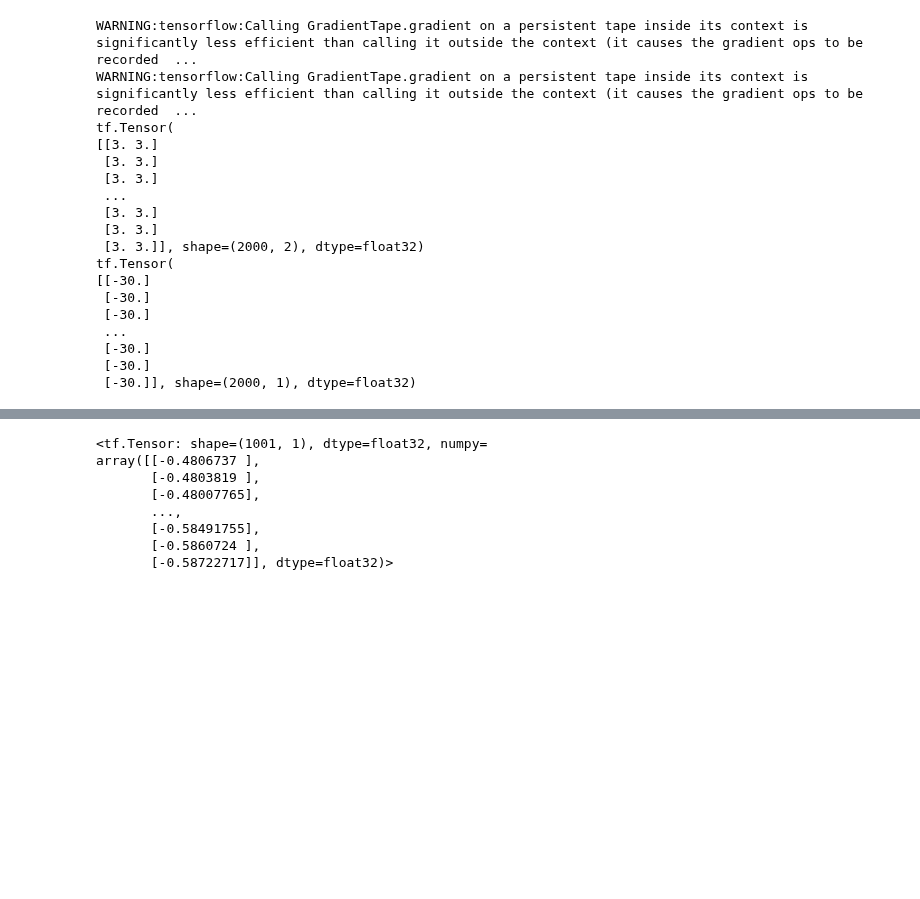
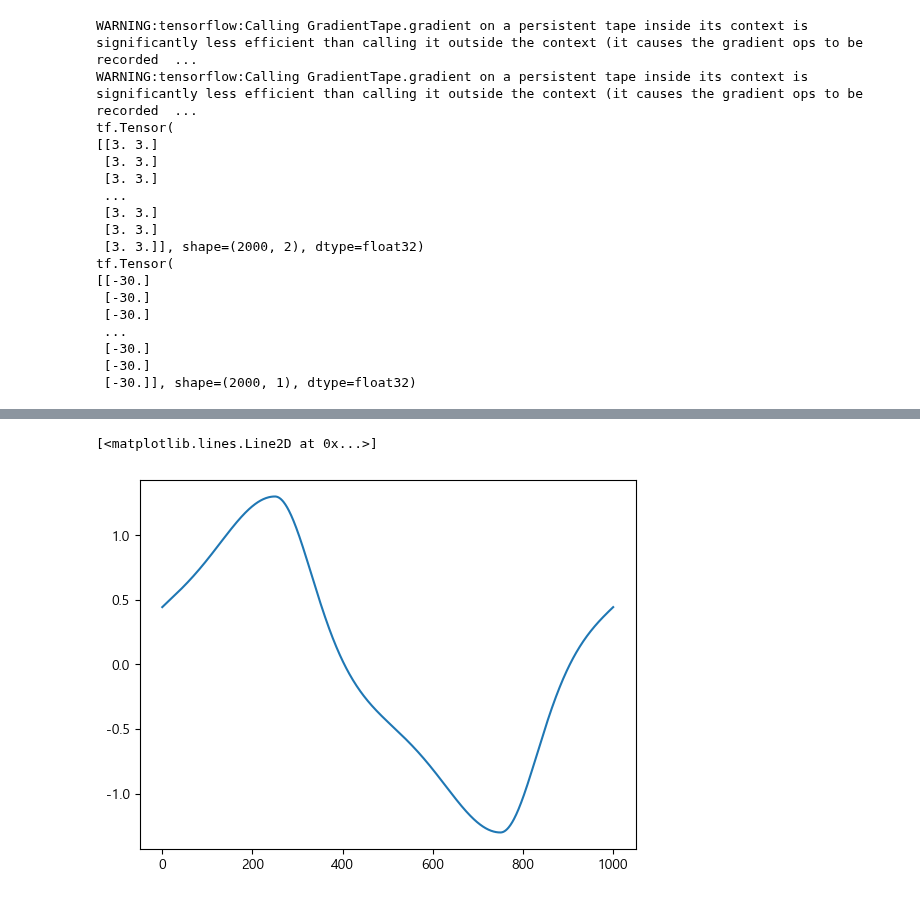
Before and after one commit to Jjineeq/hysteresis_curve, a Jupyter notebook: 23_06_22.ipynb, the cells around one changed output, grey strips where cells are left out. Drawn from its saved outputs; the diff is of its cells as text; code cells hidden in the pictures; blank space fills up the shorter version.

```diff
--- a/23_06_22.ipynb
+++ b/23_06_22.ipynb
@@ -467,11 +539,0 @@ Training loss at epoch 299: 9824.6123046875
-# %%
-model_pinn_boucwen(x_te)
-# %% [output]
-<tf.Tensor: shape=(1001, 1), dtype=float32, numpy=
-array([[-0.4806737 ],
-       [-0.4803819 ],
-       [-0.48007765],
-       ...,
-       [-0.58491755],
-       [-0.5860724 ],
-       [-0.58722717]], dtype=float32)>
@@ -477,0 +542,5 @@ array([[-0.4806737 ],
+# %%
+plt.plot(y_te)
+# %% [output]
+[<matplotlib.lines.Line2D at 0x...>]
+[figure, added]
```
Also changed, not shown: parts of 16 cells of this notebook, 1 other file.
